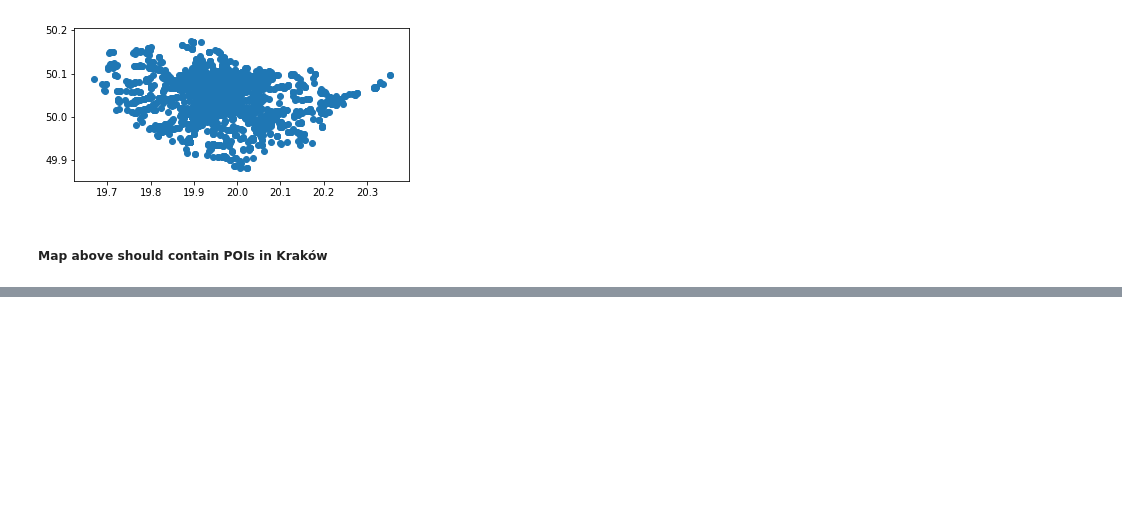
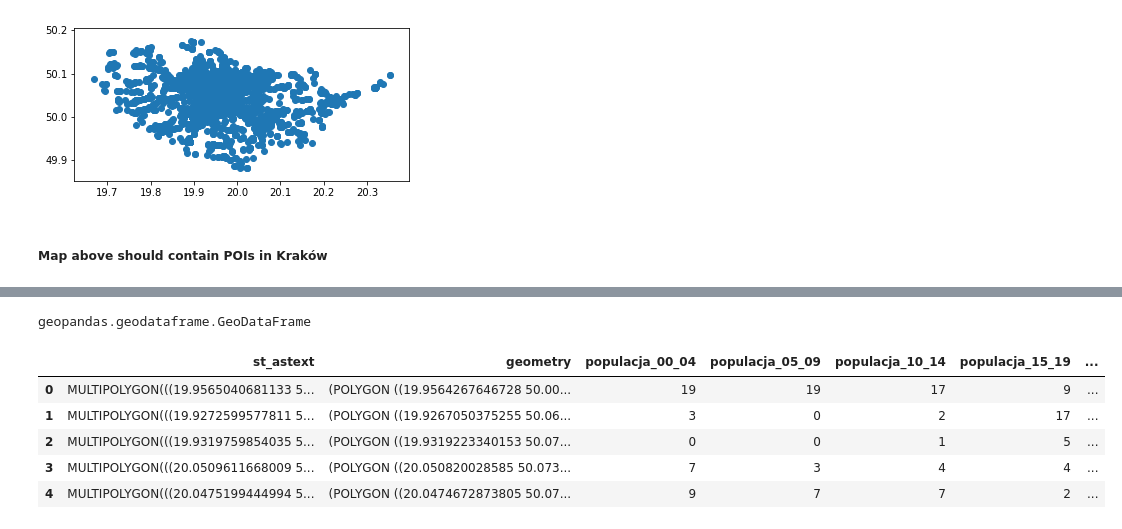
Before and after one commit to kowaalczyk/maraton-analizy-danych, a Jupyter notebook: src/Starter.ipynb, the cells around one changed output, grey strips where cells are left out. Drawn from its saved outputs; the diff is of its cells as text; code cells hidden in the pictures; blank space fills up the shorter version.

```diff
--- a/src/Starter.ipynb
+++ b/src/Starter.ipynb
@@ -278,0 +284,9 @@ TypeError: unhashable type: 'list'
+# %%
+# calculate area and append back to model data
+md2 = model_data
+md2 = md2.to_crs({'init': 'epsg:3395'})
+md2['area'] = md2.area/ 10**6
+# md2.head()
+
+model_data['area'] = md2['area']
+model_data['area'].describe()
@@ -278,0 +303,20 @@ TypeError: unhashable type: 'list'
+# %%
+# remove unnecessary columns
+USE_COLS = ['center', 'populacja_00_04', 'populacja_05_09', 'populacja_10_14', 'populacja_15_19', 'msw_2016_popul_razem', 'education_score', 'closest_poi_distance', 'st_astext', 'geometry']
+
+cols = list(model_data.keys())
+
+def diff(first, second):
+    second = set(second)
+    return [item for item in first if item not in second]
+
+to_drop = diff(cols, USE_COLS)
+model_data = model_data.drop(to_drop, axis=1)
+
+# print(cols)
+# for col in cols:
+#     print(col)
+#     if not col in USE_COLS:
+#         model_data = model_data.pop(col)
+
+type(model_data)
@@ -278,0 +378,4 @@ TypeError: unhashable type: 'list'
+# %%
+# dropping a weird row with centroid somewhere outside of Poland:
+model_data = gpd.GeoDataFrame(model_data[model_data['closest_poi_distance'] < 10], crs=model_data.crs, geometry=model_data.geometry)
+model_data['closest_poi_distance'].describe()
@@ -278,0 +392,13 @@ TypeError: unhashable type: 'list'
+# %%
+type(model_data)
+# %% [output]
+geopandas.geodataframe.GeoDataFrame
+# %%
+model_data.head()
+# %% [output]
+|  | st_astext | geometry | populacja_00_04 | populacja_05_09 | populacja_10_14 | populacja_15_19 | ... |
+| 0 | MULTIPOLYGON(((19.9565040681133 5... | (POLYGON ((19.9564267646728 50.00... | 19 | 19 | 17 | 9 | ... |
+| 1 | MULTIPOLYGON(((19.9272599577811 5... | (POLYGON ((19.9267050375255 50.06... | 3 | 0 | 2 | 17 | ... |
+| 2 | MULTIPOLYGON(((19.9319759854035 5... | (POLYGON ((19.9319223340153 50.07... | 0 | 0 | 1 | 5 | ... |
+| 3 | MULTIPOLYGON(((20.0509611668009 5... | (POLYGON ((20.050820028585 50.073... | 7 | 3 | 4 | 4 | ... |
+| 4 | MULTIPOLYGON(((20.0475199444994 5... | (POLYGON ((20.0474672873805 50.07... | 9 | 7 | 7 | 2 | ... |
```
Also changed, not shown: parts of 18 cells of this notebook, 2 other files.
